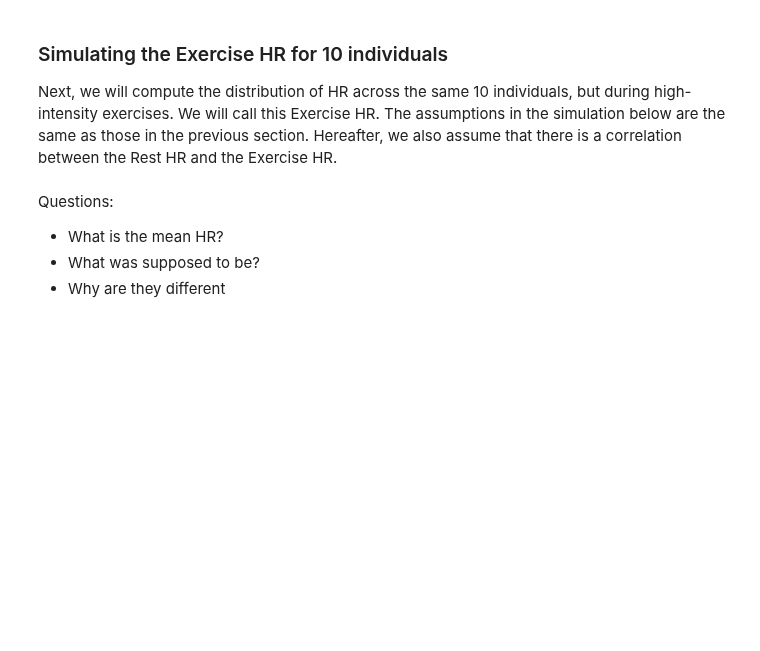
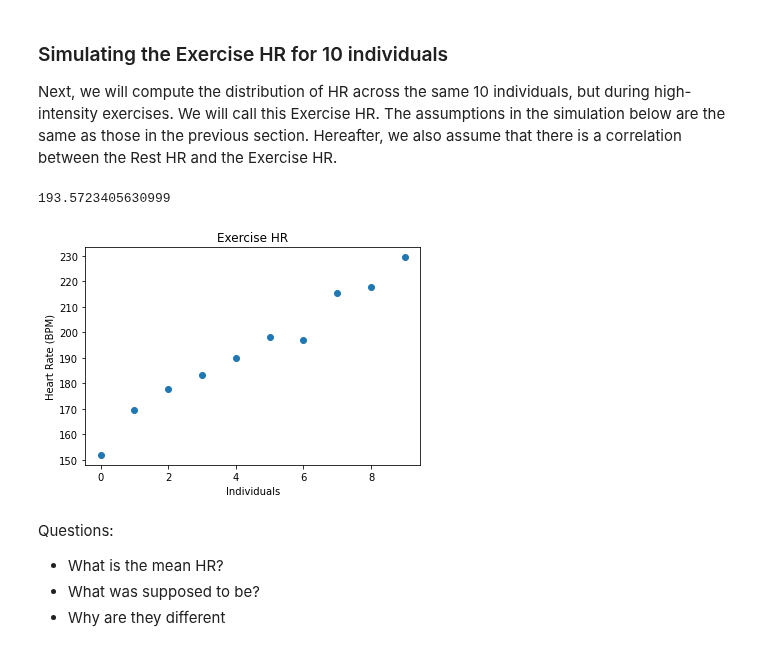
Before and after one commit to mohammedfmehboob/PythonTutorials, a Jupyter notebook: Lesson11/tutorial011.ipynb, the cells around one changed output. Drawn from its saved outputs; the diff is of its cells as text; code cells hidden in the pictures; blank space fills up the shorter version.

```diff
--- a/Lesson11/tutorial011.ipynb
+++ b/Lesson11/tutorial011.ipynb
@@ -108,7 +119,7 @@ Exercise_mean = hr_rest_individuals * hr_e_factor
 
 # We reduce the correlation between Rest and Exercise HR by adding a small
 #  variation (Standard Deviation, SD) to the Exercise HR data
-Exercise_SD = hr_rest_individuals * add_var_factor
+Exercise_SD = hr_rest_individuals * add_var_factor # var_factor = 0.05.
 
 # We will create the distribution of rest HR using randn
 #
@@ -116,17 +127,23 @@ Exercise_SD = hr_rest_individuals * add_var_factor
 # To match the needed distribution in our situation
 #  we add to the numbers generated by `randn` the mean HR
 #  and multiple by the SD of the HR
-hr_exercise_individuals = Exercise_mean + Exercise_SD * np.random.randn(n,1)
+hr_exercise_individuals = Exercise_mean + (Exercise_SD * np.random.randn(n,1))
 
 # Note that here we do not sort. This is because sorting would make us loose
 #  the pairing between hr_exercise_individuals and hr_rest_individuals.
 # Instead, we want to keep the entries in the two arrays paired, so that
 #  subject 1 in the first array corresponds to subject 1 in the second.
+np.mean(hr_exercise_individuals)
+# %% [output]
+193.5723405630999
 # %%
+np.mean(hr_exercise_individuals)
 plt.plot(hr_exercise_individuals, "o");
 plt.title('Exercise HR');
 plt.xlabel('Individuals');
 plt.ylabel('Heart Rate (BPM)');
+# %% [output]
+[figure, added]
 # %% [markdown]
 Questions:
  - What is the mean HR?
```
Also changed, not shown: parts of 12 cells of this notebook.
